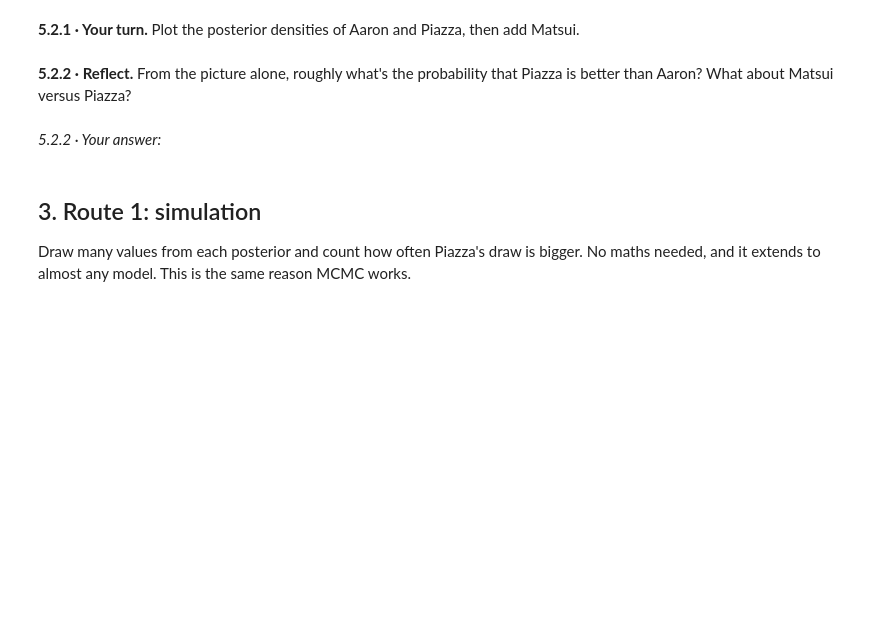
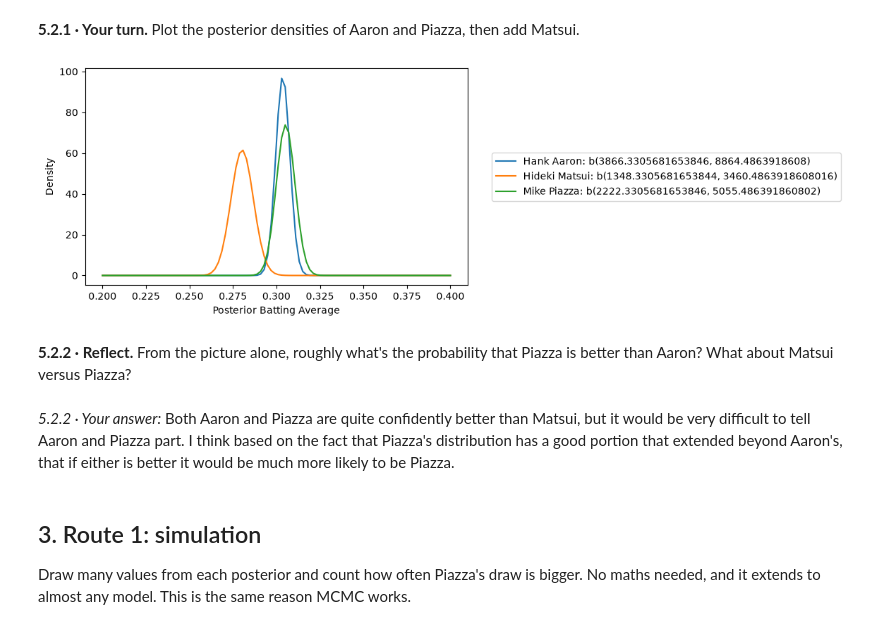
Before and after one commit to jliu771/BayesBaseballCardsandComputers, a Jupyter notebook: empirical_bayes/05_bayesian_ab_testing_JLanswers.ipynb, the cells around one changed output. Saved outputs shown, nothing was run; the diff lists cells and outputs as text; code cells hidden in the pictures; blank space fills up the shorter version.

```diff
--- a/empirical_bayes/05_bayesian_ab_testing_JLanswers.ipynb
+++ b/empirical_bayes/05_bayesian_ab_testing_JLanswers.ipynb
@@ -57,3 +60,8 @@ print(f"{len(career):,} players | prior alpha0 = {alpha0:.1f}, beta0 = {beta0:.1
 **5.1.1 · Your turn.** Add `eb_estimate`, `alpha1` and `beta1`. Pull out the rows for Hank Aaron, Mike Piazza and Hideki Matsui.
 # %%
 # 5.1.1 · Your code here
+career['alpha1'] = alpha0 + career.H
+career['beta1'] = beta0 + career.AB - career.H
+career['eb_estimate'] = (career.alpha1 / (career.alpha1 + career.beta1))
+players = career[career['name'].isin(['Hank Aaron', 'Mike Piazza', 'Hideki Matsui'])]
+players
@@ -63,10 +76,24 @@ print(f"{len(career):,} players | prior alpha0 = {alpha0:.1f}, beta0 = {beta0:.1
 **5.2.1 · Your turn.** Plot the posterior densities of Aaron and Piazza, then add Matsui.
 # %%
 # 5.2.1 · Your code here
+x = np.linspace(0.2, 0.4, 100)
+for i in range(len(players)):
+    name = players.iloc[i]['name']
+    a1 = players.iloc[i].alpha1
+    b1 = players.iloc[i].beta1
+    plt.plot(x, stats.beta(a1, b1).pdf(x), label = f"{name}: B({a1}, {b1})")
+
+plt.xlabel("Posterior Batting Average")
+plt.ylabel("Density")
+plt.legend(bbox_to_anchor=(1.05, 0.5), loc="center left")
+plt.show()
+# %% [output]
+[figure, added]
 # %% [markdown]
 **5.2.2 · Reflect.** From the picture alone, roughly what's the probability that Piazza is better than Aaron? What about Matsui versus Piazza?
 # %% [markdown]
 *5.2.2 · Your answer:*
+Both Aaron and Piazza are quite confidently better than Matsui, but it would be very difficult to tell Aaron and Piazza part. I think based on the fact that Piazza's distribution has a good portion that extended beyond Aaron's, that if either is better it would be much more likely to be Piazza.
 # %% [markdown]
 ## 3. Route 1: simulation
 
```
Also changed, not shown: parts of 11 cells of this notebook, 4 other files.
